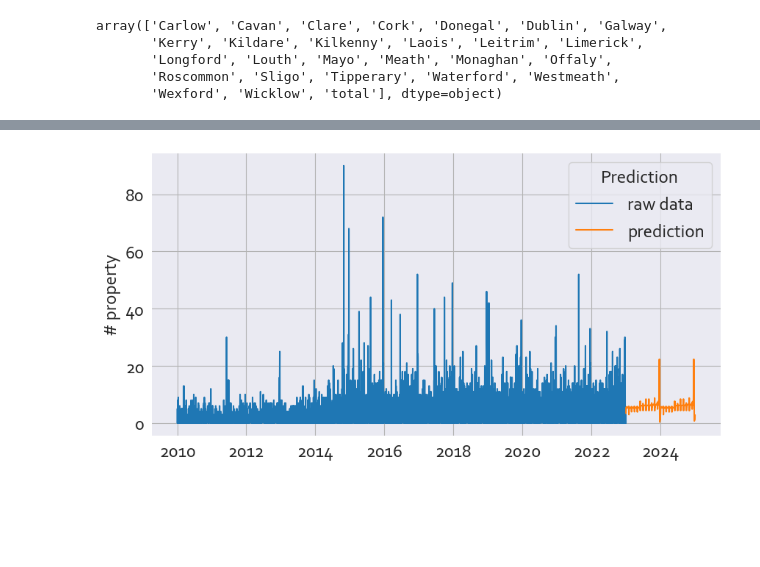
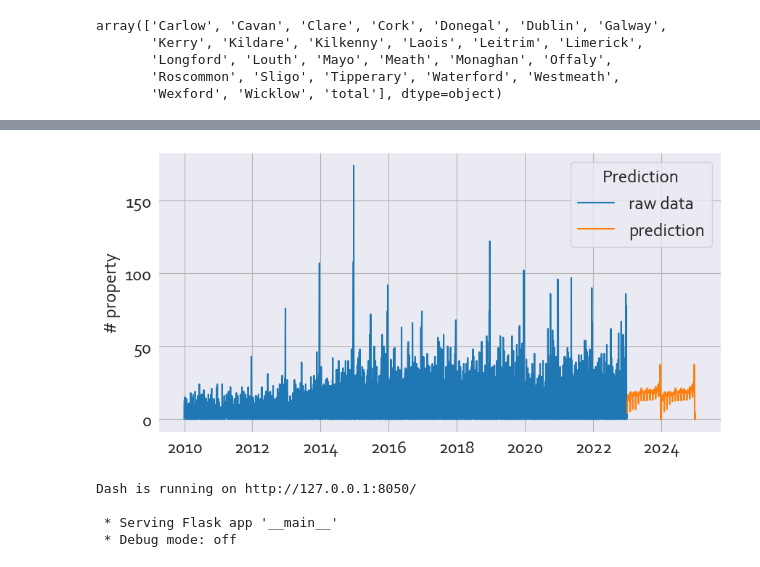
Before and after one commit to alexCCTcollege/CA-2, a Jupyter notebook: code 2.ipynb, the cells around one changed output, grey strips where cells are left out. Drawn from its saved outputs; the diff is of its cells as text; code cells hidden in the pictures; blank space fills up the shorter version.

Commit message:
dash

```diff
--- a/code 2.ipynb
+++ b/code 2.ipynb
@@ -723,4 +779,63 @@ weekofyear and week have been deprecated, please use DatetimeIndex.isocalendar()
 # %%
-graph = sns.lineplot(data=Limerick, x=final.index, y='# property', hue='Prediction')
+graph = sns.lineplot(data=Cork, x=final.index, y='# property', hue='Prediction')
 # %% [output]
-[figure, old version]
+[figure, new version]
+# %%
+from dash import Dash, html, dcc, callback, Output, Input, dcc
+import plotly.express as px
+import pandas as pd
+from datetime import date
+
+
+df = Cork
+
+app = Dash(__name__)
+
+app.layout = html.Div([
+     dcc.DatePickerRange(
+        id='my-date-picker-range',
+        min_date_allowed=date(2010, 1, 1),
+        max_date_allowed=date(2024, 12, 31),
+        initial_visible_month=date(2020, 1, 1),
+        end_date=date(2024, 1, 1)
+    ),
+    html.H1(children='Predicting number of properties saled', style={'textAlign':'center'}),
+    dcc.Dropdown(df.county.unique(), 'Cork', id='dropdown-selection'),
+    dcc.Graph(id='graph-content')
+])
+
+@callback(
+    Output('graph-content', 'figure'),
+    Input('dropdown-selection', 'value'),
+    Input('my-date-picker-range', 'start_date'),
+    Input('my-date-picker-range', 'end_date'))
+
+def update_output(value,start_date, end_date):
+    string_prefix = 'You have selected: '
+    if start_date is not None:
+        start_date_object = date.fromisoformat(start_date)
+        start_date_string = start_date_object.strftime('%B %d, %Y')
+        string_prefix = string_prefix + 'Start Date: ' + start_date_string + ' | '
+    if end_date is not None:
+        end_date_object = date.fromisoformat(end_date)
+        end_date_string = end_date_object.strftime('%B %d, %Y')
+        string_prefix = string_prefix + 'End Date: ' + end_date_string
+    if len(string_prefix) == len('You have selected: '):
+        return 'Select a date to see it displayed here'
+    else:
+        dff = df[df['county'] == value]
+        fig = px.line(dff, x='date', y='# property')
+    return fig
+
+def update_graph(value):
+    dff = df[df.county==value]
+    df['date'] = df.index
+    return px.line(df, x='date', y='# property')
+
+if __name__ == '__main__':
+    app.run_server(debug=False)
+# %% [output]
+Dash is running on http://127.0.0.1:8050/
+
+ * Serving Flask app '__main__'
+ * Debug mode: off
```
Also changed, not shown: parts of 21 cells of this notebook.
